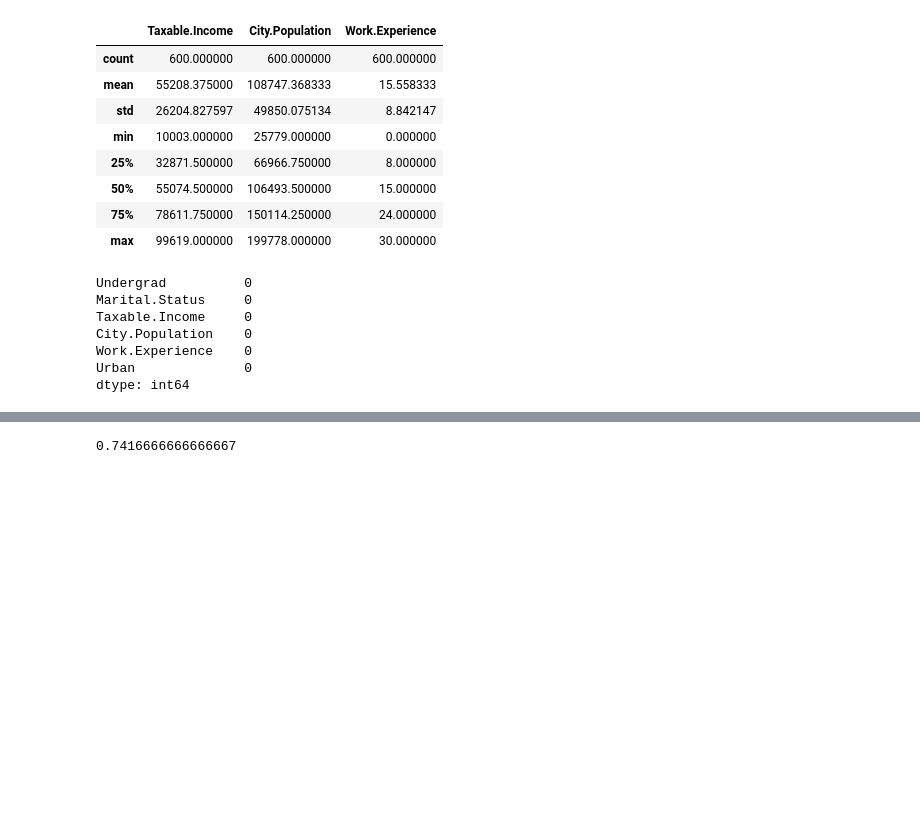
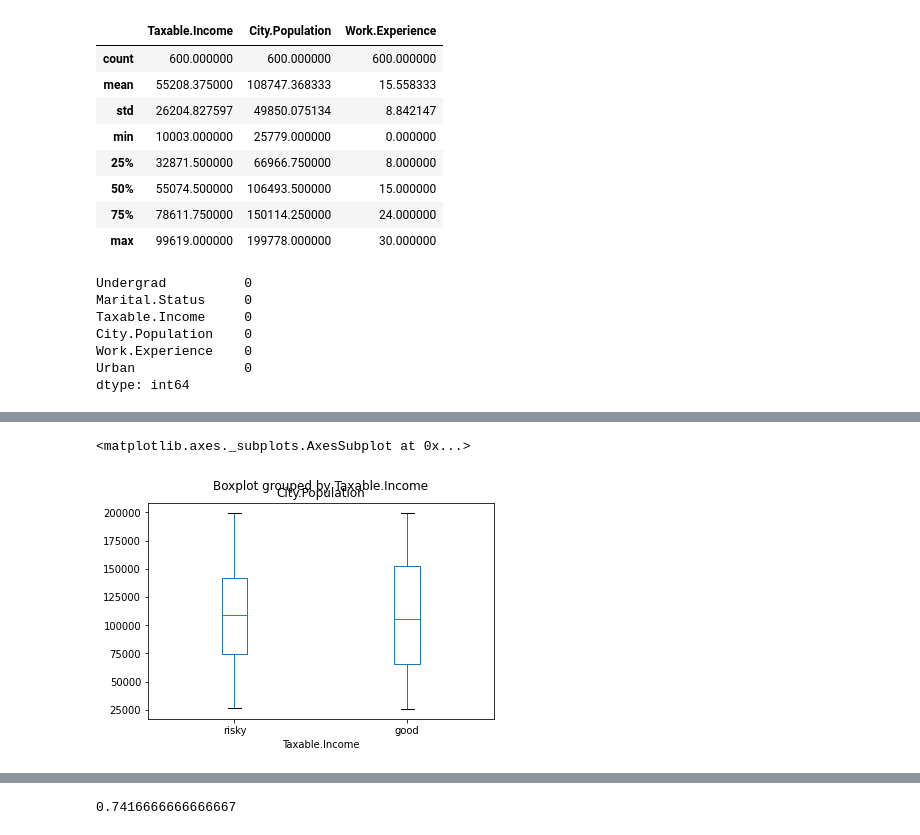
Before and after one commit to ch-aitali/assignments, a Jupyter notebook: Random_forest_Q2.ipynb, the cells around one changed output, grey strips where cells are left out. Cells and saved outputs as stored; diff of their text form; code cells hidden in the pictures; blank space fills up the shorter version.

```diff
--- a/Random_forest_Q2.ipynb
+++ b/Random_forest_Q2.ipynb
@@ -66,0 +73,5 @@ y = data1.iloc[:,0]
+# %%
+data1.boxplot(by ='Taxable.Income', column =['City.Population'], grid = False)
+# %% [output]
+<matplotlib.axes._subplots.AxesSubplot at 0x...>
+[figure, added]
```
Also changed, not shown: parts of 4 cells of this notebook.
